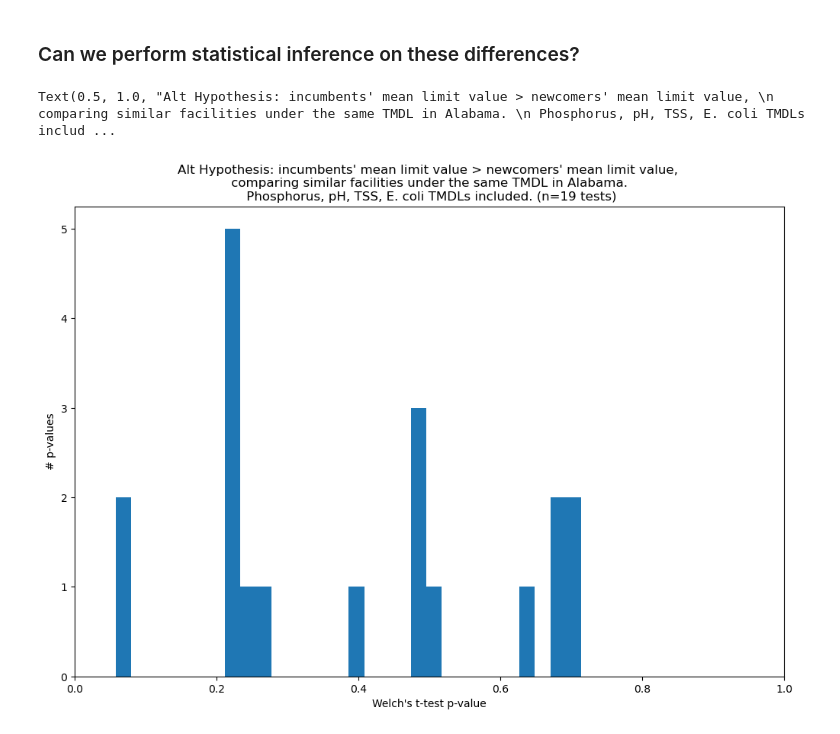
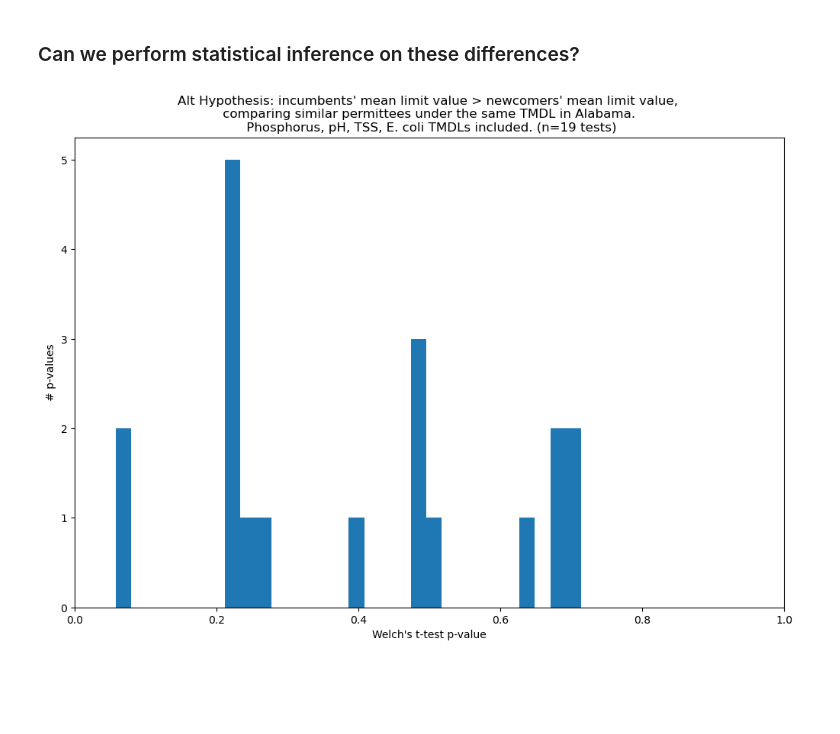
Before and after one commit to reglab/TMDLs_archived, a Jupyter notebook: exploring_grandfathering.ipynb, the cells around one changed output. Saved outputs shown, nothing was run; the diff lists cells and outputs as text; code cells hidden in the pictures; blank space fills up the shorter version.

```diff
--- a/exploring_grandfathering.ipynb
+++ b/exploring_grandfathering.ipynb
@@ -123,14 +124,14 @@ for i in range(0, len(grouped)):
 # %%
 plt.style.use('default')
 plt.figure(figsize=(12,8))
 plt.hist(p_values, bins=30);
 plt.xlim((0, 1));
 plt.xlabel('Welch\'s t-test p-value')
 plt.ylabel('# p-values')
-plt.title('Alt Hypothesis: incumbents\' mean limit value > newcomers\' mean limit value, \n comparing similar facilities under the same TMDL in Alabama. \n Phosphorus, pH, TSS, E. coli TMDLs included. (n=' + str(len(p_values)) + ' tests)')
+plt.title('Alt Hypothesis: incumbents\' mean limit value > newcomers\' mean limit value, \n comparing similar permittees under the same TMDL in Alabama. \n Phosphorus, pH, TSS, E. coli TMDLs included. (n=' + str(len(p_values)) + ' tests)')
+plt.savefig('grandpa_plot_1.png', dpi=300)
 # %% [output]
-Text(0.5, 1.0, "Alt Hypothesis: incumbents' mean limit value > newcomers' mean limit value, \n comparing similar facilities under the same TMDL in Alabama. \n Phosphorus, pH, TSS, E. coli TMDLs includ ...
-[figure, old version]
+[figure, new version]
 # %%
 # Group by limit type
 grouped = to_test.groupby(['pollutantName', 'limit_value_type_code', 'statistical_base_code', 'actionIdentifier'], as_index=False).nunique()
```
Also changed, not shown: parts of 6 cells of this notebook.
